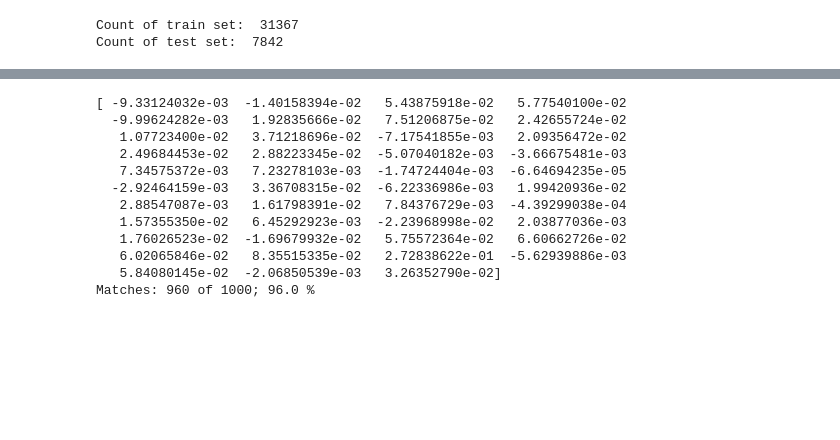
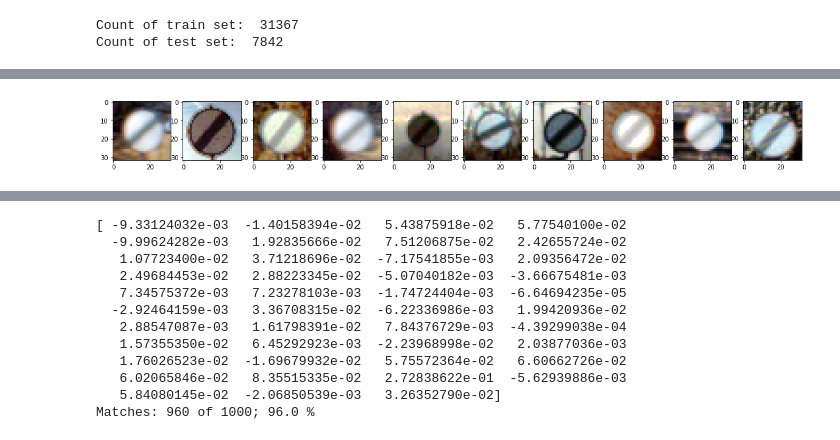
Before and after one commit to tempflip/Traffic_Sign_Classifier_Workshop, a Jupyter notebook: project.ipynb, the cells around one changed output, grey strips where cells are left out. Saved outputs shown, nothing was run; the diff lists cells and outputs as text; code cells hidden in the pictures; blank space fills up the shorter version.

```diff
--- a/project.ipynb
+++ b/project.ipynb
@@ -144 +121,19 @@ for i in range(n):
+# %%
+def click_on_button(class_id, norm_hist):
+    plt.figure(figsize=(20,5))
+    n = 10
+    selected = train_set.loc[train_set['ClassId'] == class_id]
+    for i in range(n):
+        plt.subplot(1, n, i+1)
+        img = misc.imresize(misc.imread(selected.iloc[i]['Path'] + selected.iloc[i]['Filename']), (NORM_W, NORM_H))
+        if norm_hist:
+            img = exposure.equalize_hist(img)
+        plt.imshow(img)
+
+interact(click_on_button,
+         class_id={label : class_id for (class_id, label) in enumerate(label_names)},
+         norm_hist = False
+        )
+# %% [output]
+[figure, added]
 # %%
```
Also changed, not shown: parts of 12 cells of this notebook.
